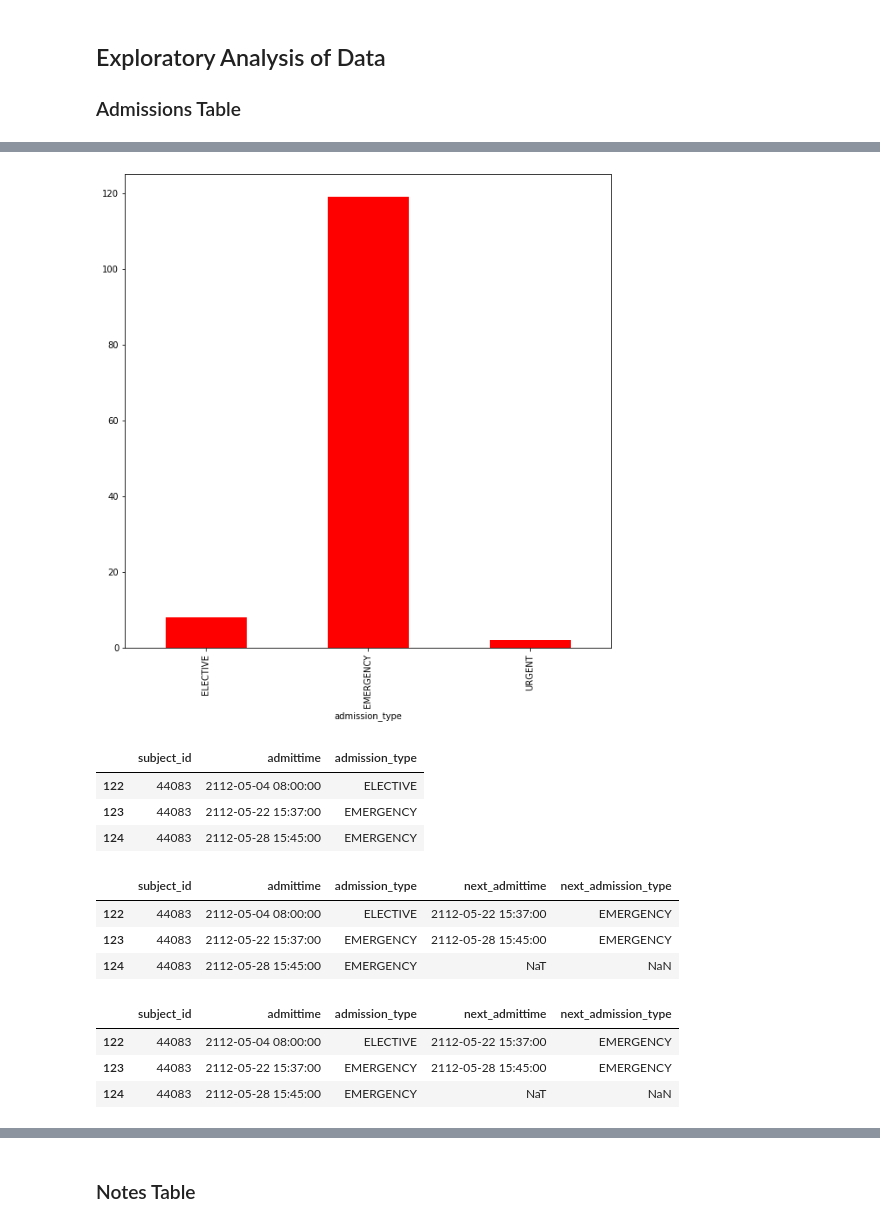
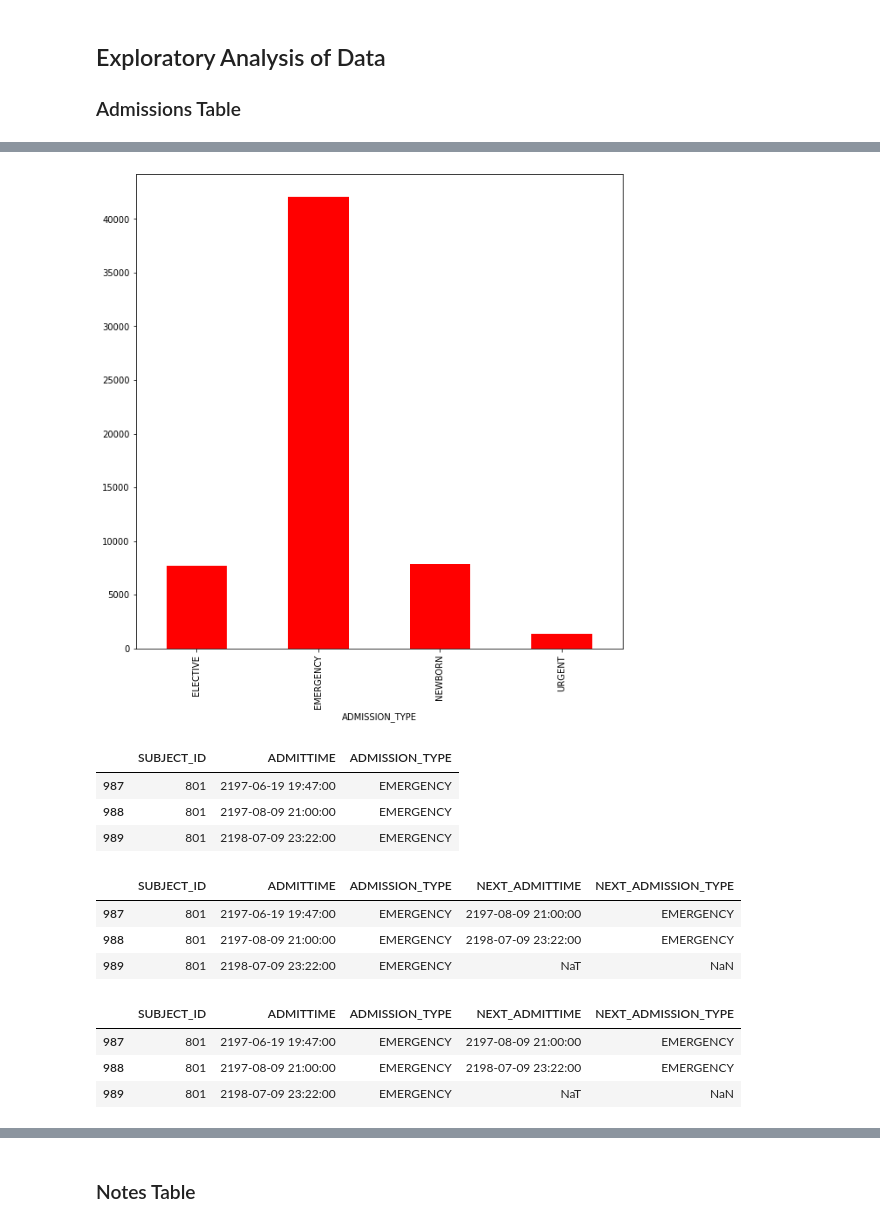
Before and after one commit to Assassinsarms/Disease-Prognosis-Prediction-using-Longitudinal-Electronic-Health-Records-and-Gated-Recurrent-Units, a Jupyter notebook: Aaron_Mir_INM706_Coursework.ipynb, the cells around one changed output, grey strips where cells are left out. Saved outputs shown, nothing was run; the diff lists cells and outputs as text; code cells hidden in the pictures.

```diff
--- a/Aaron_Mir_INM706_Coursework.ipynb
+++ b/Aaron_Mir_INM706_Coursework.ipynb
@@ -37,6 +34,6 @@ admission_data.head()
 # %%
 fig = plt.figure(figsize=(10,10))
-admission_data.groupby(['admission_type']).size().plot.bar(color = 'red');
+admission_data.groupby(['ADMISSION_TYPE']).size().plot.bar(color = 'red');
 # %% [output]
-[figure, old version]
+[figure, new version]
 # %%
@@ -48,9 +45,9 @@ admission_data = admission_data.sort_values(['subject_id','admittime'])
 admission_data = admission_data.reset_index(drop = True)
-# %%
-admission_data.loc[admission_data.subject_id == 44083, ['subject_id','admittime','admission_type']]
-# %% [output]
-|  | subject_id | admittime | admission_type |
-| 122 | 44083 | 2112-05-04 08:00:00 | ELECTIVE |
-| 123 | 44083 | 2112-05-22 15:37:00 | EMERGENCY |
-| 124 | 44083 | 2112-05-28 15:45:00 | EMERGENCY |
+# %%
+admission_data.loc[admission_data.SUBJECT_ID  == 801, ['SUBJECT_ID','ADMITTIME','ADMISSION_TYPE']]
+# %% [output]
+|  | SUBJECT_ID | ADMITTIME | ADMISSION_TYPE |
+| 987 | 801 | 2197-06-19 19:47:00 | EMERGENCY |
+| 988 | 801 | 2197-08-09 21:00:00 | EMERGENCY |
+| 989 | 801 | 2198-07-09 23:22:00 | EMERGENCY |
 # %%
@@ -59,8 +56,8 @@ admission_data['next_admission_type'] = admission_data.groupby('subject_id').adm
-# %%
-admission_data.loc[admission_data.subject_id == 44083,['subject_id','admittime','admission_type','next_admittime','next_admission_type']]
-# %% [output]
-|  | subject_id | admittime | admission_type | next_admittime | next_admission_type |
-| 122 | 44083 | 2112-05-04 08:00:00 | ELECTIVE | 2112-05-22 15:37:00 | EMERGENCY |
-| 123 | 44083 | 2112-05-22 15:37:00 | EMERGENCY | 2112-05-28 15:45:00 | EMERGENCY |
-| 124 | 44083 | 2112-05-28 15:45:00 | EMERGENCY | NaT | NaN |
+# %%
+admission_data.loc[admission_data.SUBJECT_ID == 801,['SUBJECT_ID','ADMITTIME','ADMISSION_TYPE','NEXT_ADMITTIME','NEXT_ADMISSION_TYPE']]
+# %% [output]
+|  | SUBJECT_ID | ADMITTIME | ADMISSION_TYPE | NEXT_ADMITTIME | NEXT_ADMISSION_TYPE |
+| 987 | 801 | 2197-06-19 19:47:00 | EMERGENCY | 2197-08-09 21:00:00 | EMERGENCY |
+| 988 | 801 | 2197-08-09 21:00:00 | EMERGENCY | 2198-07-09 23:22:00 | EMERGENCY |
+| 989 | 801 | 2198-07-09 23:22:00 | EMERGENCY | NaT | NaN |
 # %%
@@ -70,8 +67,8 @@ admission_data.loc[rows,'next_admission_type'] = np.NaN
-# %%
-admission_data.loc[admission_data.subject_id == 44083,['subject_id','admittime','admission_type','next_admittime','next_admission_type']]
-# %% [output]
-|  | subject_id | admittime | admission_type | next_admittime | next_admission_type |
-| 122 | 44083 | 2112-05-04 08:00:00 | ELECTIVE | 2112-05-22 15:37:00 | EMERGENCY |
-| 123 | 44083 | 2112-05-22 15:37:00 | EMERGENCY | 2112-05-28 15:45:00 | EMERGENCY |
-| 124 | 44083 | 2112-05-28 15:45:00 | EMERGENCY | NaT | NaN |
+# %%
+admission_data.loc[admission_data.SUBJECT_ID == 801,['SUBJECT_ID','ADMITTIME','ADMISSION_TYPE','NEXT_ADMITTIME','NEXT_ADMISSION_TYPE']]
+# %% [output]
+|  | SUBJECT_ID | ADMITTIME | ADMISSION_TYPE | NEXT_ADMITTIME | NEXT_ADMISSION_TYPE |
+| 987 | 801 | 2197-06-19 19:47:00 | EMERGENCY | 2197-08-09 21:00:00 | EMERGENCY |
+| 988 | 801 | 2197-08-09 21:00:00 | EMERGENCY | 2198-07-09 23:22:00 | EMERGENCY |
+| 989 | 801 | 2198-07-09 23:22:00 | EMERGENCY | NaT | NaN |
 # %%
```
Also changed, not shown: parts of 19 cells of this notebook.
